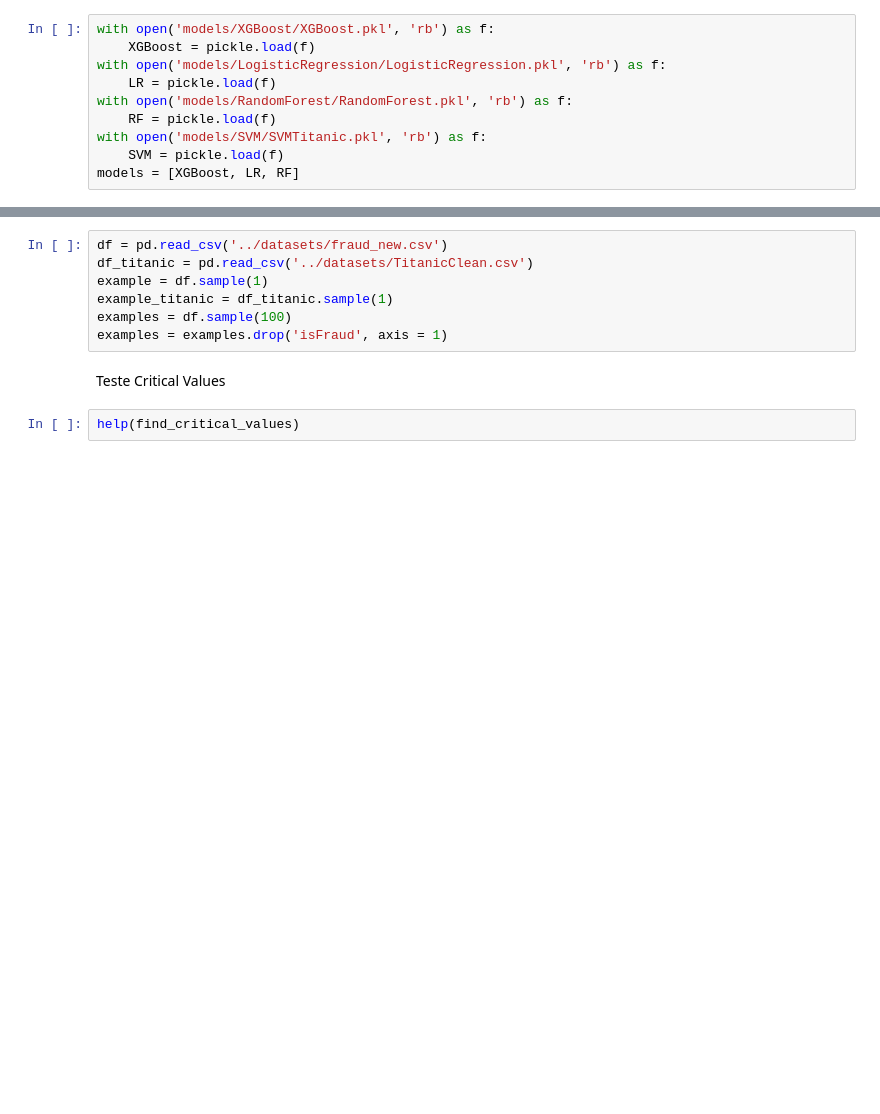
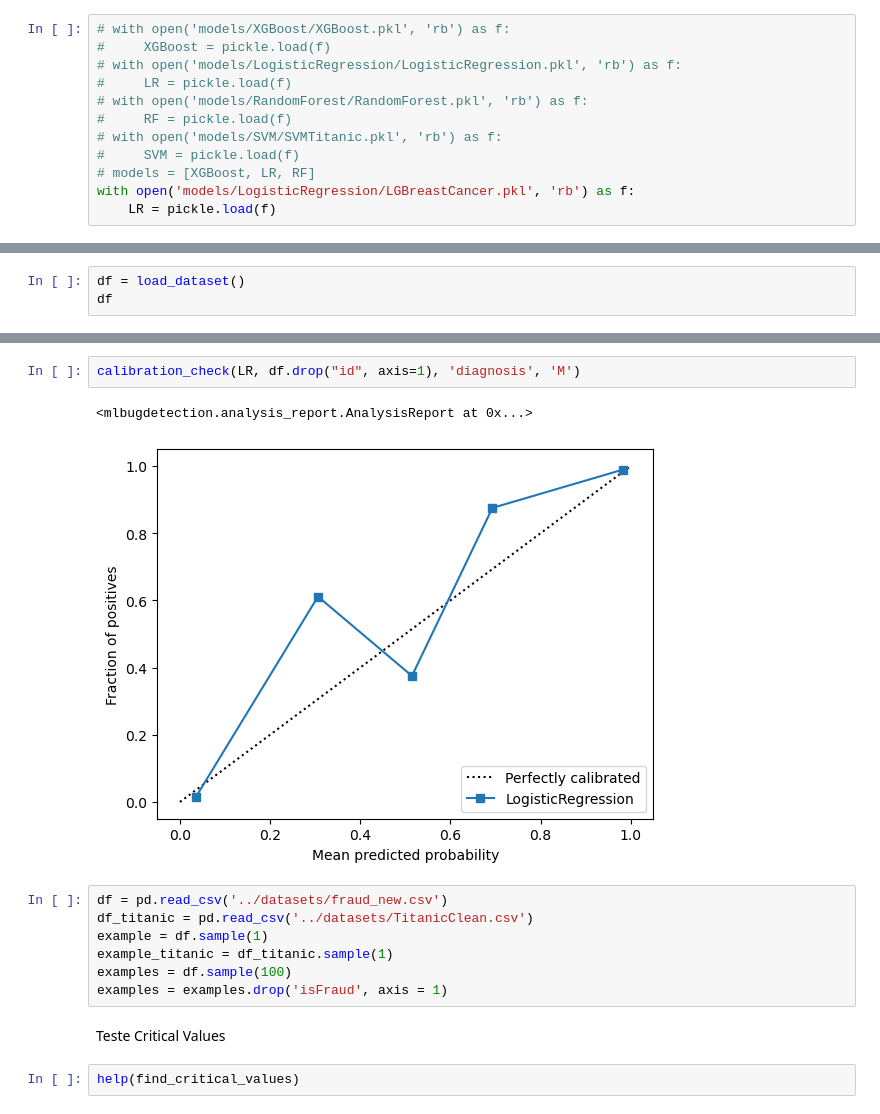
Before and after one commit to jpgianfaldoni/MLBugDetection, a Jupyter notebook: src/Testing.ipynb, the cells around one changed output, grey strips where cells are left out. Drawn from its saved outputs; the diff is of its cells as text; blank space fills up the shorter version.

```diff
--- a/src/Testing.ipynb
+++ b/src/Testing.ipynb
@@ -14,10 +15,12 @@ from mlbugdetection.sanity import sanity_check, sanity_check_with_indexes
 # %%
-with open('models/XGBoost/XGBoost.pkl', 'rb') as f:
-    XGBoost = pickle.load(f)
-with open('models/LogisticRegression/LogisticRegression.pkl', 'rb') as f:
+# with open('models/XGBoost/XGBoost.pkl', 'rb') as f:
+#     XGBoost = pickle.load(f)
+# with open('models/LogisticRegression/LogisticRegression.pkl', 'rb') as f:
+#     LR = pickle.load(f)
+# with open('models/RandomForest/RandomForest.pkl', 'rb') as f:
+#     RF = pickle.load(f)
+# with open('models/SVM/SVMTitanic.pkl', 'rb') as f:
+#     SVM = pickle.load(f)
+# models = [XGBoost, LR, RF]
+with open('models/LogisticRegression/LGBreastCancer.pkl', 'rb') as f:
     LR = pickle.load(f)
-with open('models/RandomForest/RandomForest.pkl', 'rb') as f:
-    RF = pickle.load(f)
-with open('models/SVM/SVMTitanic.pkl', 'rb') as f:
-    SVM = pickle.load(f)
-models = [XGBoost, LR, RF]
@@ -32,0 +27,3 @@ models = [XGBoost, LR, RF]
+# %%
+df = load_dataset()
+df
@@ -33,3 +64,8 @@ models = [XGBoost, LR, RF]
+# %%
+calibration_check(LR, df.drop("id", axis=1), 'diagnosis', 'M')
+# %% [output]
+<mlbugdetection.analysis_report.AnalysisReport at 0x...>
+[figure, added]
 # %%
 df = pd.read_csv('../datasets/fraud_new.csv')
 df_titanic = pd.read_csv('../datasets/TitanicClean.csv')
```
Also changed, not shown: parts of 7 cells of this notebook, 23 other files.
